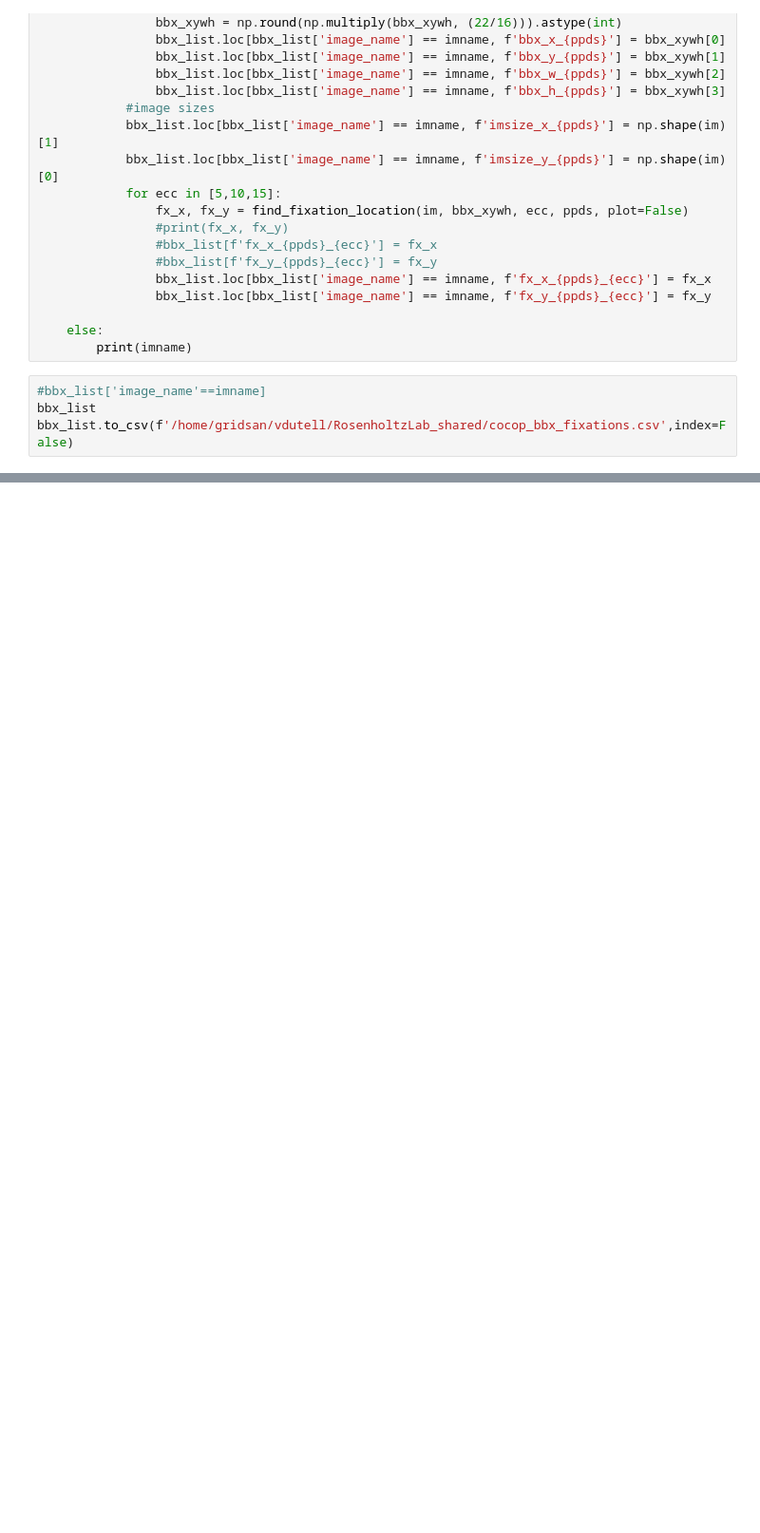
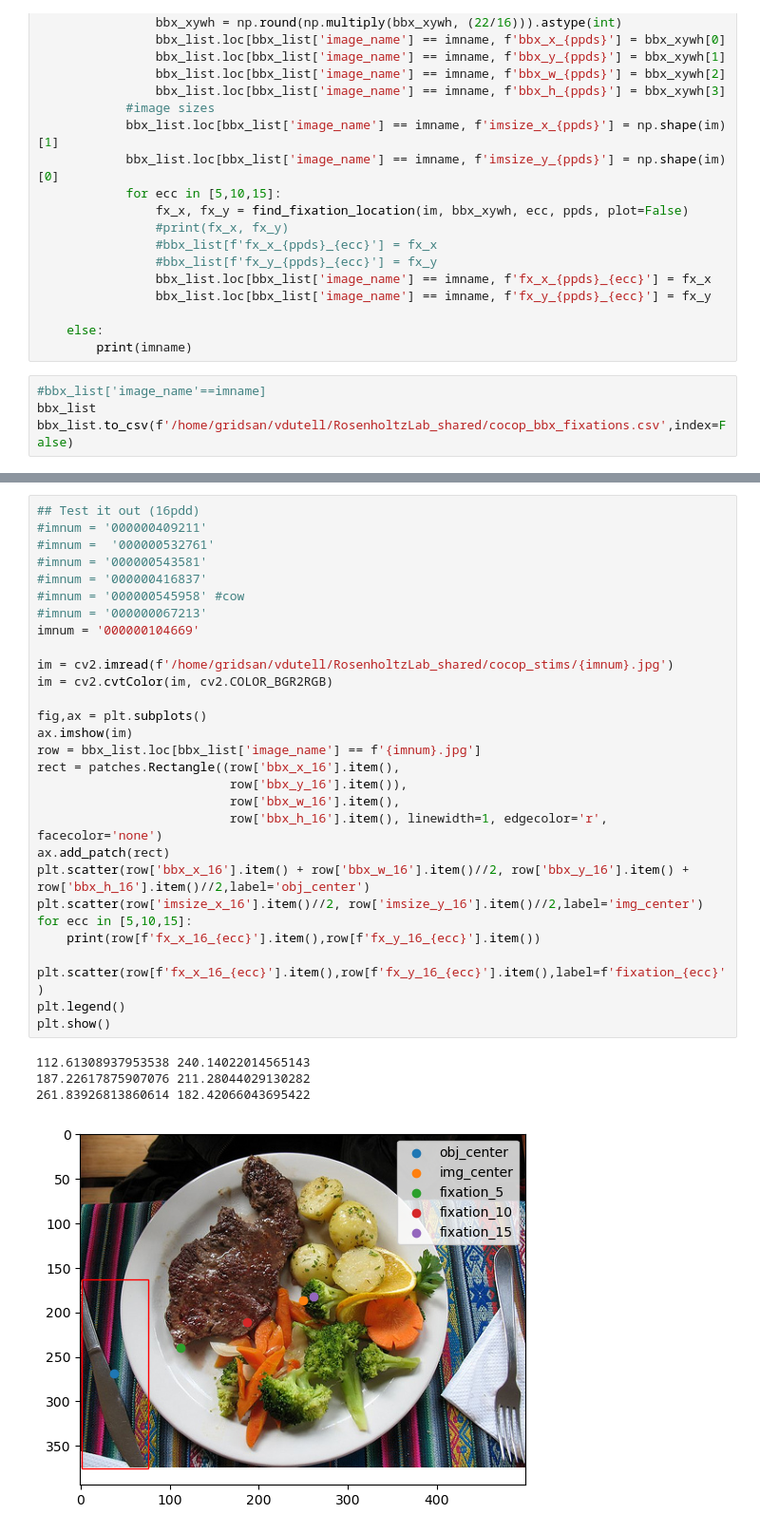
Before and after one commit to RosenholtzLab/TTM, a Jupyter notebook: CreateCueLocs.ipynb, the cells around one changed output, grey strips where cells are left out. Shown at 95% size. Cells and saved outputs as stored; diff of their text form; blank space fills up the shorter version.

```diff
--- a/CreateCueLocs.ipynb
+++ b/CreateCueLocs.ipynb
@@ -231,3 +242,36 @@ plt.show()
+# %%
+## Test it out (16pdd)
+#imnum = '000000409211'
+#imnum =  '000000532761'
+#imnum = '000000543581'
+#imnum = '000000416837'
+#imnum = '000000545958' #cow
+#imnum = '000000067213'
+imnum = '000000104669'
+
+im = cv2.imread(f'/home/gridsan/vdutell/RosenholtzLab_shared/cocop_stims/{imnum}.jpg')
+im = cv2.cvtColor(im, cv2.COLOR_BGR2RGB)
+
+fig,ax = plt.subplots()
+ax.imshow(im)
+row = bbx_list.loc[bbx_list['image_name'] == f'{imnum}.jpg']
+rect = patches.Rectangle((row['bbx_x_16'].item(),
+                          row['bbx_y_16'].item()),
+                          row['bbx_w_16'].item(),
+                          row['bbx_h_16'].item(), linewidth=1, edgecolor='r', facecolor='none')
+ax.add_patch(rect)
+plt.scatter(row['bbx_x_16'].item() + row['bbx_w_16'].item()//2, row['bbx_y_16'].item() + row['bbx_h_16'].item()//2,label='obj_center')
+plt.scatter(row['imsize_x_16'].item()//2, row['imsize_y_16'].item()//2,label='img_center')
+for ecc in [5,10,15]:
+    print(row[f'fx_x_16_{ecc}'].item(),row[f'fx_y_16_{ecc}'].item())
+    plt.scatter(row[f'fx_x_16_{ecc}'].item(),row[f'fx_y_16_{ecc}'].item(),label=f'fixation_{ecc}')
+plt.legend()
+plt.show()
+# %% [output]
+112.61308937953538 240.14022014565143
+187.22617875907076 211.28044029130282
+261.83926813860614 182.42066043695422
+[figure, added]
 # %%
 im = cv2.imread(f'/home/gridsan/vdutell/RosenholtzLab_shared/cocop_stims/{imnum}.jpg')
 im = cv2.cvtColor(im, cv2.COLOR_BGR2RGB)
```
Also changed, not shown: parts of 8 cells of this notebook, 3 other files.
